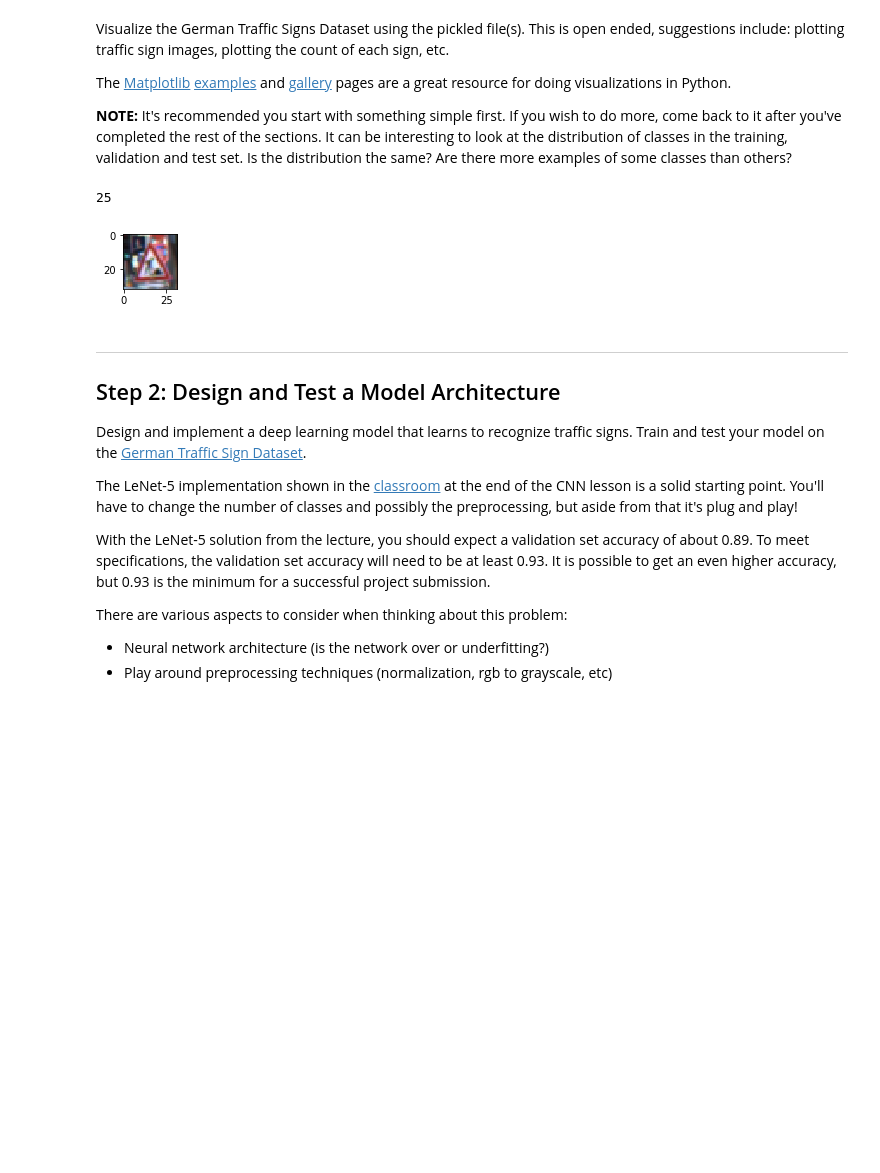
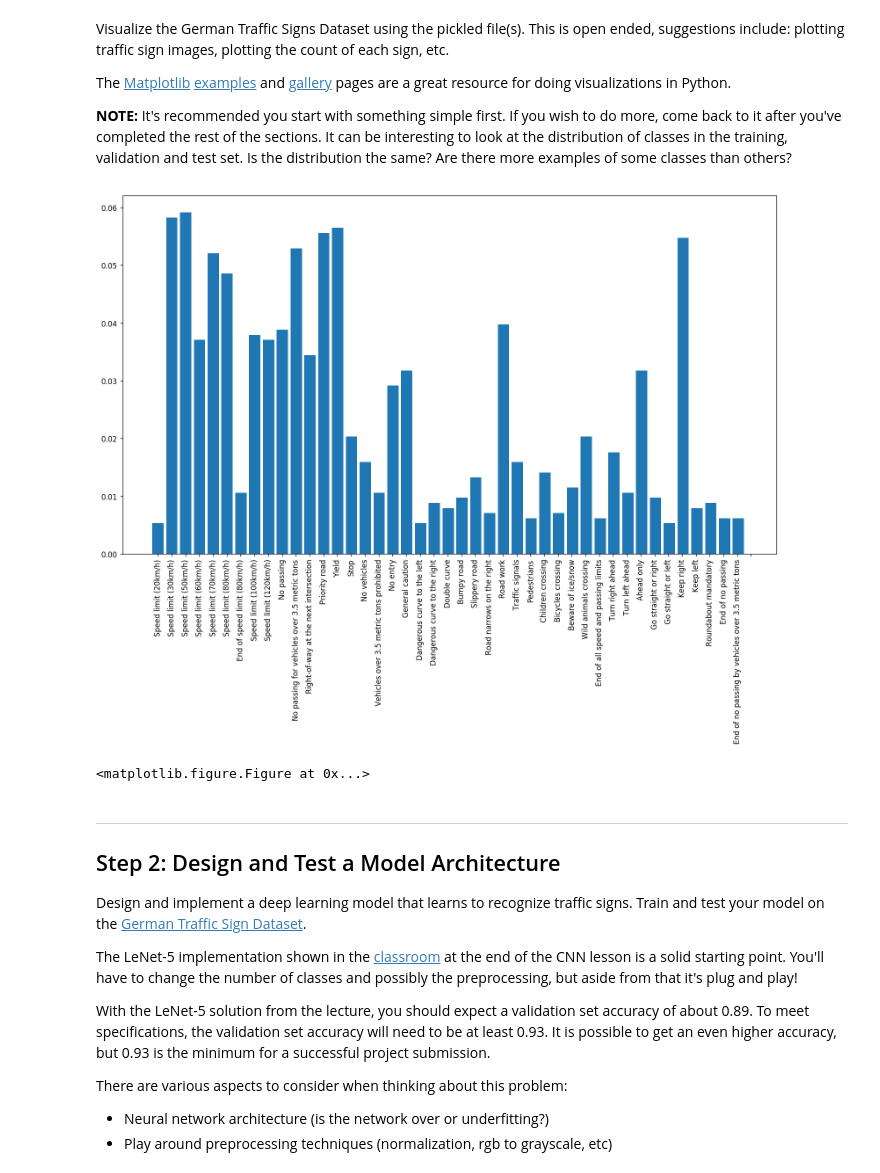
Before and after one commit to FutureKen/CarND-Traffic-Sign-Classifier-Project, a Jupyter notebook: Traffic_Sign_Classifier.ipynb, the cells around one changed output. Cells and saved outputs as stored; diff of their text form; code cells hidden in the pictures; blank space fills up the shorter version.

```diff
--- a/Traffic_Sign_Classifier.ipynb
+++ b/Traffic_Sign_Classifier.ipynb
@@ -91,24 +91,40 @@ Visualize the German Traffic Signs Dataset using the pickled file(s). This is op
 The [Matplotlib](http://matplotlib.org/) [examples](http://matplotlib.org/examples/index.html) and [gallery](http://matplotlib.org/gallery.html) pages are a great resource for doing visualizations in Python.
 
 **NOTE:** It's recommended you start with something simple first. If you wish to do more, come back to it after you've completed the rest of the sections. It can be interesting to look at the distribution of classes in the training, validation and test set. Is the distribution the same? Are there more examples of some classes than others?
-# %%
-### Data exploration visualization code goes here.
-### Feel free to use as many code cells as needed.
-import random
-import numpy as np
-import matplotlib.pyplot as plt
-# Visualizations will be shown in the notebook.
-%matplotlib inline
-
-index = random.randint(0, len(X_train))
-image = X_train[index].squeeze()
-
-plt.figure(figsize=(1,1))
-plt.imshow(image)
-print(y_train[index])
-# %% [output]
-25
-[figure, removed]
+# %%
+### Data exploration visualization code goes here.
+### Feel free to use as many code cells as needed.
+import random
+import pandas as pd
+import matplotlib.pyplot as plt
+# Visualizations will be shown in the notebook.
+%matplotlib inline
+
+
+# histogram of label frequency
+plt.figure(figsize=(16, 9), dpi=120)
+signnames = pd.read_csv("signnames.csv").set_index("ClassId")["SignName"]
+hist, bins = np.histogram(y_train, bins=n_classes)
+width = 0.8
+center = (bins[:-1] + bins[1:]) / 2
+ax = plt.subplot(111)
+
+ax.hist(y_train, bins, width=width, normed=True)
+ax.set_xticks(np.arange(min(y_train) + 0.4, max(y_train), 0.975))
+ax.set_xticklabels(signnames, rotation=90)
+plt.figure(figsize=(16,9))
+plt.show()
+
+
+# ax = plt.subplots()
+# ax.hist(y_train, bins=n_classes, normed=True)
+# x = np.linspace(5, 10, 1000)
+# # ax.plot(x, 1 / np.sqrt(2*np.pi) * np.exp(-(x**2)/2), linewidth=4)
+# ax.set_xticks([])
+# ax.set_yticks([])
+# %% [output]
+[figure, added]
+<matplotlib.figure.Figure at 0x...>
 # %% [markdown]
 ----
 
```
Also changed, not shown: parts of 2 cells of this notebook.
